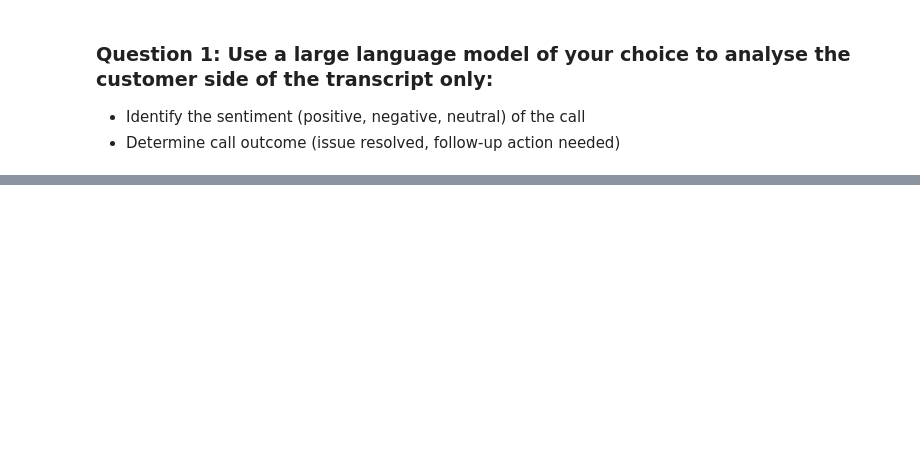
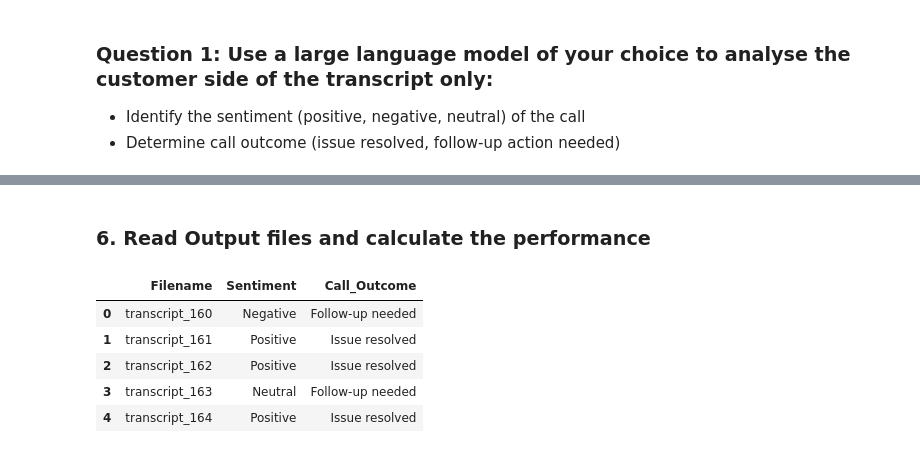
Before and after one commit to arpitmaheshwari213/AXA_LLM_Assignment, a Jupyter notebook: src/Transcript_Analysis_Using_LLM.ipynb, the cells around one changed output, grey strips where cells are left out. Drawn from its saved outputs; the diff is of its cells as text; code cells hidden in the pictures; blank space fills up the shorter version.

```diff
--- a/src/Transcript_Analysis_Using_LLM.ipynb
+++ b/src/Transcript_Analysis_Using_LLM.ipynb
@@ -228,0 +350,2 @@ result_df.to_csv("../test/LLM_output_160_199.csv",index=False)
+# %% [markdown]
+### 6. Read Output files and calculate the performance
@@ -228,0 +355,10 @@ result_df.to_csv("../test/LLM_output_160_199.csv",index=False)
+# %%
+actual_test_df = pd.read_excel("../test/test_actual_label.xlsx")
+actual_test_df.head()
+# %% [output]
+|  | Filename | Sentiment | Call_Outcome |
+| 0 | transcript_160 | Negative | Follow-up needed |
+| 1 | transcript_161 | Positive | Issue resolved |
+| 2 | transcript_162 | Positive | Issue resolved |
+| 3 | transcript_163 | Neutral | Follow-up needed |
+| 4 | transcript_164 | Positive | Issue resolved |
```
Also changed, not shown: parts of 13 cells of this notebook.
